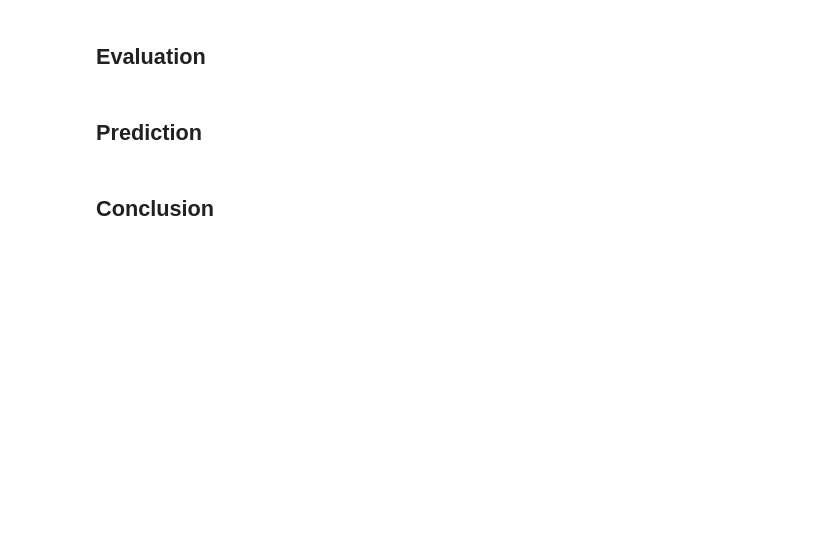
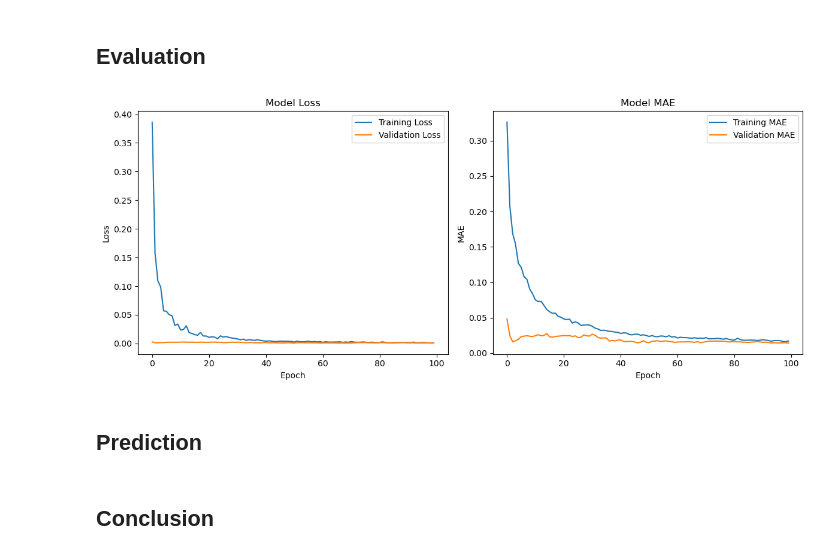
Before and after one commit to Sulbae/OlahGizi-Project, a Jupyter notebook: Nutrition Prediction Model/notebook.ipynb, the cells around one changed output. Saved outputs shown, nothing was run; the diff lists cells and outputs as text; code cells hidden in the pictures; blank space fills up the shorter version.

Commit message:
model training

```diff
--- a/Nutrition Prediction Model/notebook.ipynb
+++ b/Nutrition Prediction Model/notebook.ipynb
@@ -642,0 +717,2 @@ from sklearn.metrics import classification_report, confusion_matrix
+# %%
+num_of_features = 25
@@ -663,0 +761,4 @@ model.summary()
+# %%
+# Set parameters
+EPOCHS = 100
+BATCH = 128
@@ -663,0 +782,13 @@ model.summary()
+# %%
+# Set callbacks
+model_checkpoint = checkpoint()
+# %%
+# Train Model
+history = model.fit(
+    X_train,
+    y_train,
+    epochs=EPOCHS,
+    batch_size=BATCH,
+    validation_data=(X_val, y_val),
+    callbacks=[model_checkpoint]
+)
@@ -664,5 +813,29 @@ model.summary()
 # %% [markdown]
 ## Evaluation
+# %%
+plt.figure(figsize=(12, 5))
+
+plt.subplot(1, 2, 1)
+plt.plot(history.history['loss'], label='Training Loss')
+plt.plot(history.history['val_loss'], label='Validation Loss')
+plt.title('Model Loss')
+plt.xlabel('Epoch')
+plt.ylabel('Loss')
+plt.legend()
+
+# Plot accuracy
+plt.subplot(1, 2, 2)
+plt.plot(history.history['mean_absolute_error'], label='Training MAE')
+plt.plot(history.history['val_mean_absolute_error'], label='Validation MAE')
+plt.title('Model MAE')
+plt.xlabel('Epoch')
+plt.ylabel('MAE')
+plt.legend()
+
+plt.tight_layout()
+plt.show()
+# %% [output]
+[figure, added]
 # %% [markdown]
 ## Prediction
 # %% [markdown]
```
Also changed, not shown: parts of 26 cells of this notebook.
